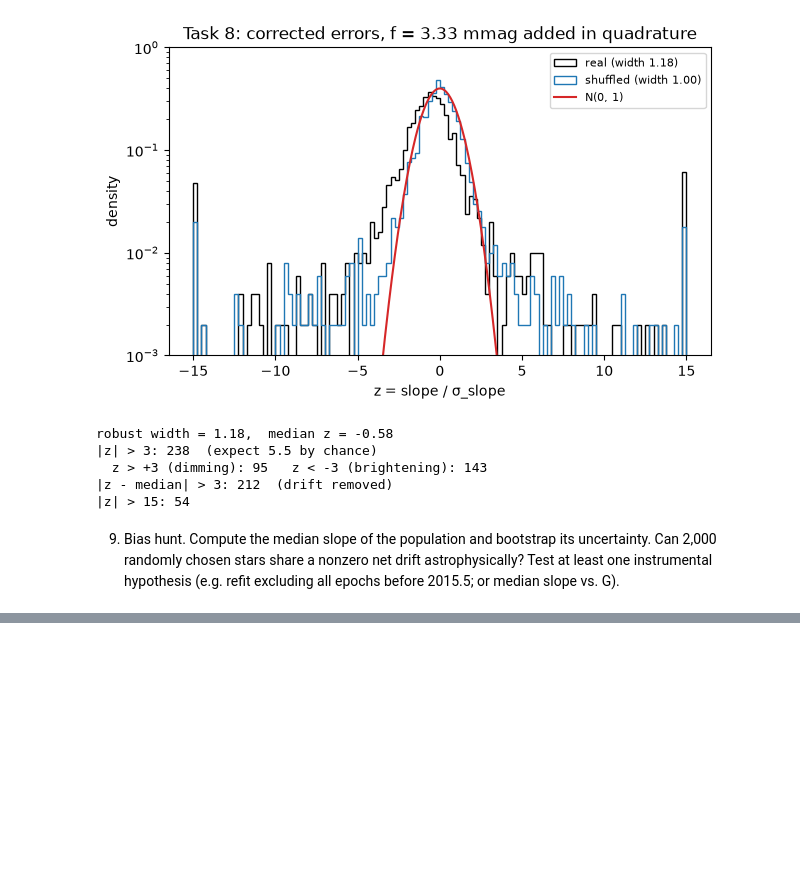
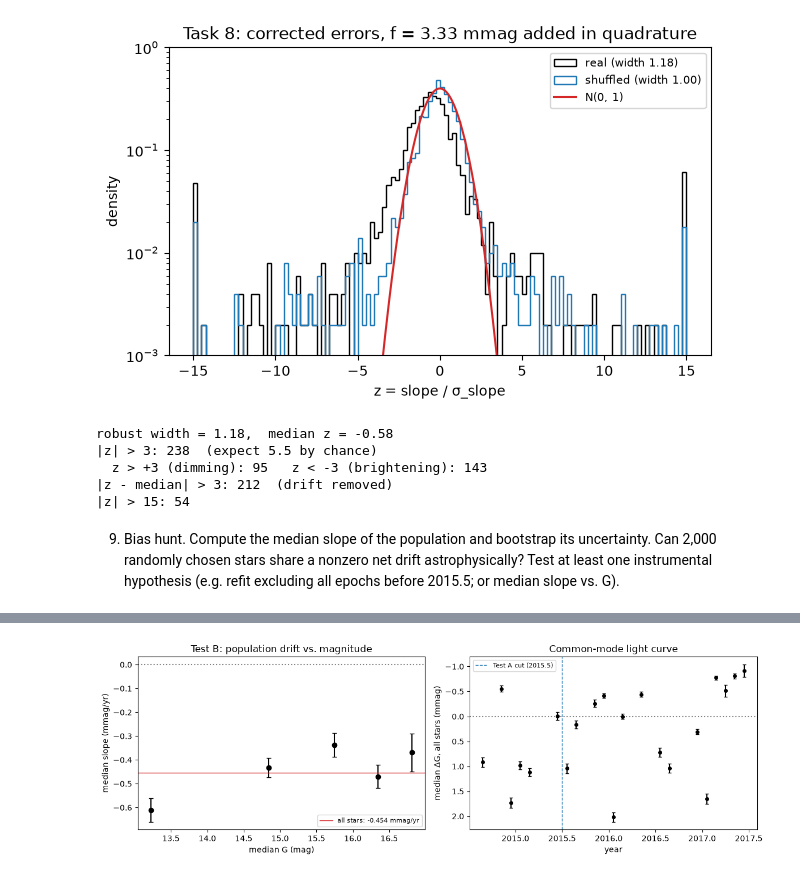
Before and after one commit to Y1nfinity/Astrostatistics, a Jupyter notebook: Gaiadata.ipynb, the cells around one changed output, grey strips where cells are left out. Drawn from its saved outputs; the diff is of its cells as text; code cells hidden in the pictures; blank space fills up the shorter version.

Commit message:
graphics/instruments for task 9

```diff
--- a/Gaiadata.ipynb
+++ b/Gaiadata.ipynb
@@ -348,9 +348,77 @@ uncertainty. Can 2,000 randomly chosen stars share a nonzero net drift
 astrophysically? Test at least one instrumental hypothesis (e.g. refit excluding all
 epochs before 2015.5; or median slope vs. G).
 # %%
-B = 5000
-idx = rng.integers(0, N, size=(B, N))
-boot = np.median(s_c[idx], axis=1)
-med, err = np.median(s_c), boot.std()
-print(f"median slope = {1e3*med:+.3f} ± {1e3*err:.3f} mmag/yr  ({med/err:.1f}σ)")
+def boot_median(x, B=5000, seed=1):
+    """Median of x and its bootstrap standard error (resampling stars)."""
+    rs = np.random.default_rng(seed)
+    x = np.asarray(x)
+    idx = rs.integers(0, len(x), size=(B, len(x)))
+    return np.median(x), np.median(x[idx], axis=1).std(ddof=1)
+
+# --- 1. Population median slope, and the shuffled null check ---
+med, err = boot_median(s_c)
+med_sh, err_sh = boot_median(s_shc)
+print(f"median slope (real):     {1e3*med:+.3f} ± {1e3*err:.3f} mmag/yr  ({med/err:+.1f}σ)")
+print(f"median slope (shuffled): {1e3*med_sh:+.3f} ± {1e3*err_sh:.3f} mmag/yr  ({med_sh/err_sh:+.1f}σ)")
+print(f"implied change over baseline: {1e3*med*(df['t_year'].max()-df['t_year'].min()):+.2f} mmag")
+
+# --- 2. Instrumental test A: drop epochs before 2015.5 ---
+def slopes_after(tmin, f, min_n=10, min_base=1.0):
+    out = np.full(N, np.nan)
+    for i, (a, k) in enumerate(zip(start, n)):
+        r = df[a:a+k]
+        r = r[r["t_year"] >= tmin]
+        if len(r) < min_n or np.ptp(r["t_year"]) < min_base:
+            continue
+        e = np.sqrt(r["gmag_err"]**2 + f**2)
+        out[i] = wls(r["t_year"] - T0, r["gmag"], e)[0][0]
+    return out
+
+s_late = slopes_after(2015.5, f_best)
+ok = np.isfinite(s_late)
+m_late, e_late = boot_median(s_late[ok])
+m_same, e_same = boot_median(s_c[ok])          # same stars, full baseline, for a fair comparison
+print(f"\nTest A: {ok.sum()} of {N} stars keep >= 10 epochs and >= 1 yr after 2015.5")
+print(f"  full baseline (same stars): {1e3*m_same:+.3f} ± {1e3*e_same:.3f} mmag/yr")
+print(f"  t >= 2015.5 only:           {1e3*m_late:+.3f} ± {1e3*e_late:.3f} mmag/yr  ({m_late/e_late:+.1f}σ)")
+
+# --- 3. Instrumental test B: median slope vs. G (quintiles from task 8) ---
+gx, gy, gyerr = [], [], []
+print("\nTest B: median slope by magnitude")
+for b in range(5):
+    sel = gbin == b
+    mb, eb = boot_median(s_c[sel])
+    gx.append(np.median(g_med[sel])); gy.append(1e3*mb); gyerr.append(1e3*eb)
+    print(f"  G {edges[b]:5.2f}–{edges[b+1]:5.2f} (N = {sel.sum()}): {1e3*mb:+.3f} ± {1e3*eb:.3f} mmag/yr")
+
+# --- 4. Common-mode light curve: when does the population move? ---
+resid_all = np.concatenate([df["gmag"][a:a+k] - np.median(df["gmag"][a:a+k]) for a, k in zip(start, n)])
+t_all = np.concatenate([df["t_year"][a:a+k] for a, k in zip(start, n)])
+tb = np.arange(2014.6, 2017.5, 0.1)
+tc, cm, cm_err = [], [], []
+for lo, hi in zip(tb[:-1], tb[1:]):
+    sel = (t_all >= lo) & (t_all < hi)
+    if sel.sum() < 50:
+        continue
+    tc.append(0.5*(lo+hi))
+    cm.append(1e3*np.median(resid_all[sel]))
+    cm_err.append(1e3*1.2533*rwidth(resid_all[sel])/np.sqrt(sel.sum()))
+
+# --- Figure ---
+fig, (ax1, ax2) = plt.subplots(1, 2, figsize=(12, 4))
+ax1.errorbar(gx, gy, yerr=gyerr, fmt="o", color="k", capsize=3)
+ax1.axhline(0, color="grey", ls=":")
+ax1.axhline(1e3*med, color="C3", lw=1, label=f"all stars: {1e3*med:+.3f} mmag/yr")
+ax1.set_xlabel("median G (mag)"); ax1.set_ylabel("median slope (mmag/yr)")
+ax1.set_title("Test B: population drift vs. magnitude"); ax1.legend(fontsize=8)
+
+ax2.errorbar(tc, cm, yerr=cm_err, fmt="o", color="k", ms=4, capsize=2)
+ax2.axhline(0, color="grey", ls=":")
+ax2.axvline(2015.5, color="C0", ls="--", lw=1, label="Test A cut (2015.5)")
+ax2.invert_yaxis()                       # brighter = up
+ax2.set_xlabel("year"); ax2.set_ylabel("median ΔG, all stars (mmag)")
+ax2.set_title("Common-mode light curve"); ax2.legend(fontsize=8)
+fig.tight_layout()
+fig.savefig("task9_bias.pdf", bbox_inches="tight")
+plt.show()
 # %% [output]
@@ -357,0 +439 @@ median slope = -0.454 ± 0.019 mmag/yr  (-23.7σ)
+[figure, added]
```
Also changed, not shown: parts of 2 cells of this notebook, 1 other file.
